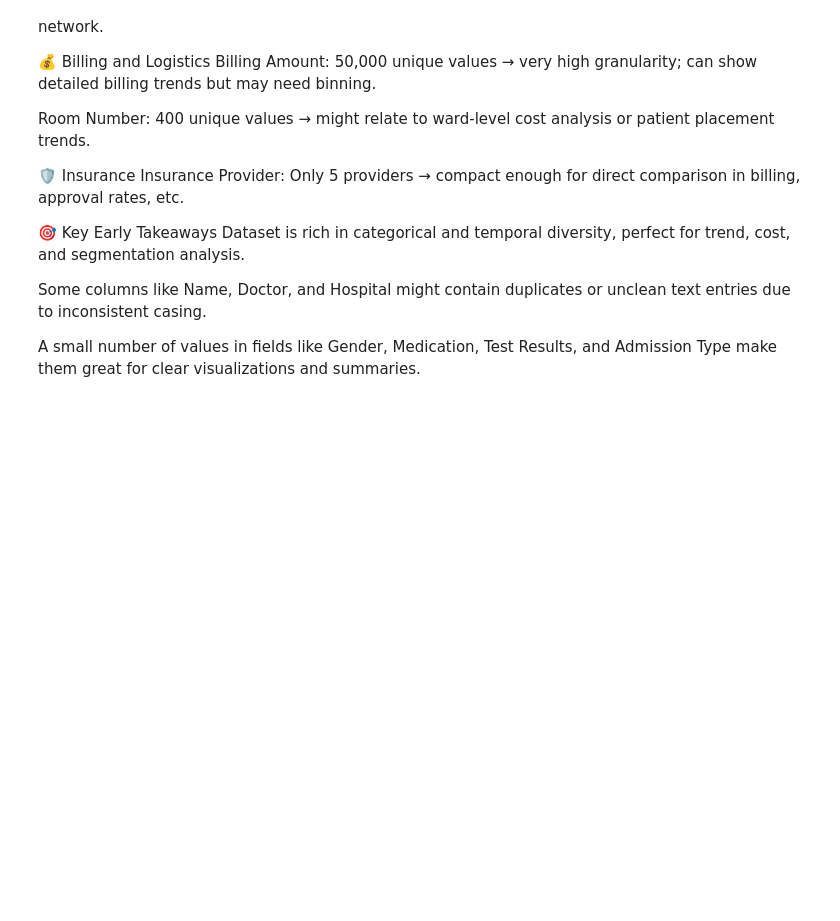
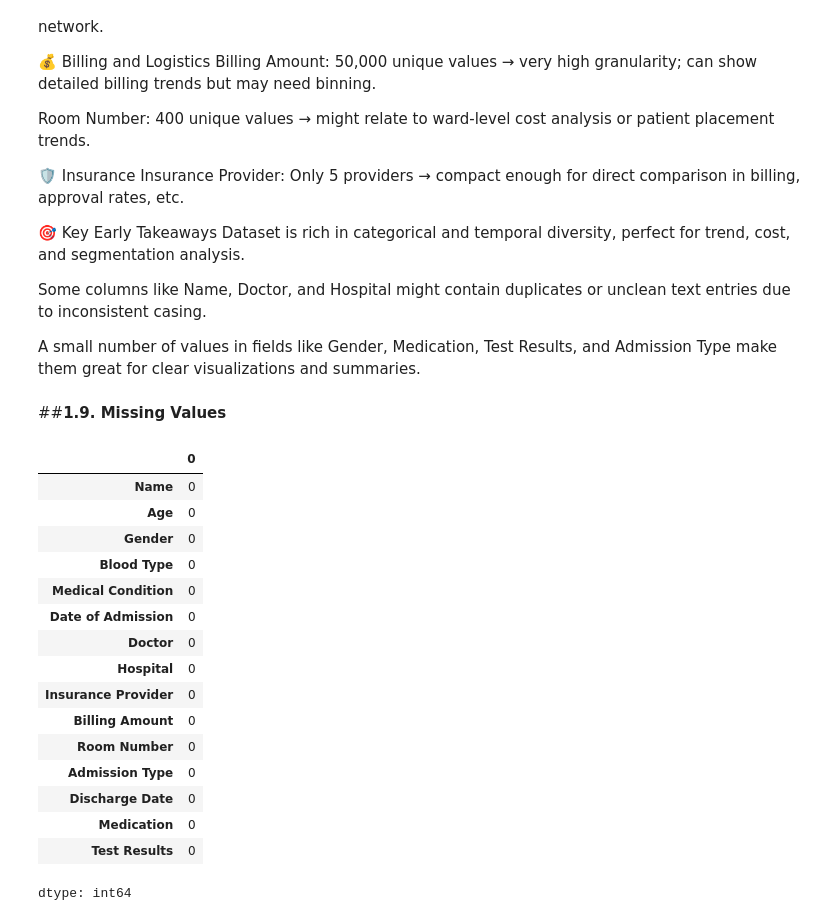
Before and after one commit to Sagarjain93/Healthcare, a Jupyter notebook: Healthcare.ipynb, the cells around one changed output. Saved outputs shown, nothing was run; the diff lists cells and outputs as text; code cells hidden in the pictures; blank space fills up the shorter version.

```diff
--- a/Healthcare.ipynb
+++ b/Healthcare.ipynb
@@ -305,3 +322,26 @@ Dataset is rich in categorical and temporal diversity, perfect for trend, cost,
 Some columns like Name, Doctor, and Hospital might contain duplicates or unclean text entries due to inconsistent casing.
 
 A small number of values in fields like Gender, Medication, Test Results, and Admission Type make them great for clear visualizations and summaries.
+# %% [markdown]
+##**1.9. Missing Values**
+# %%
+#Check missing values
+df.isnull().sum()
+# %% [output]
+|  | 0 |
+| Name | 0 |
+| Age | 0 |
+| Gender | 0 |
+| Blood Type | 0 |
+| Medical Condition | 0 |
+| Date of Admission | 0 |
+| Doctor | 0 |
+| Hospital | 0 |
+| Insurance Provider | 0 |
+| Billing Amount | 0 |
+| Room Number | 0 |
+| Admission Type | 0 |
+| Discharge Date | 0 |
+| Medication | 0 |
+| Test Results | 0 |
+dtype: int64
```
Also changed, not shown: parts of 4 cells of this notebook.
